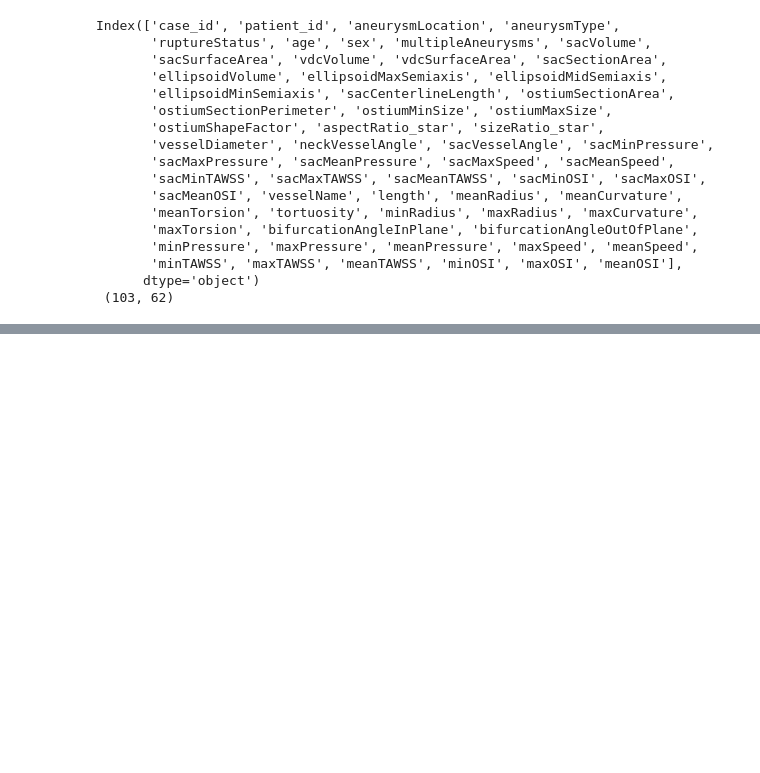
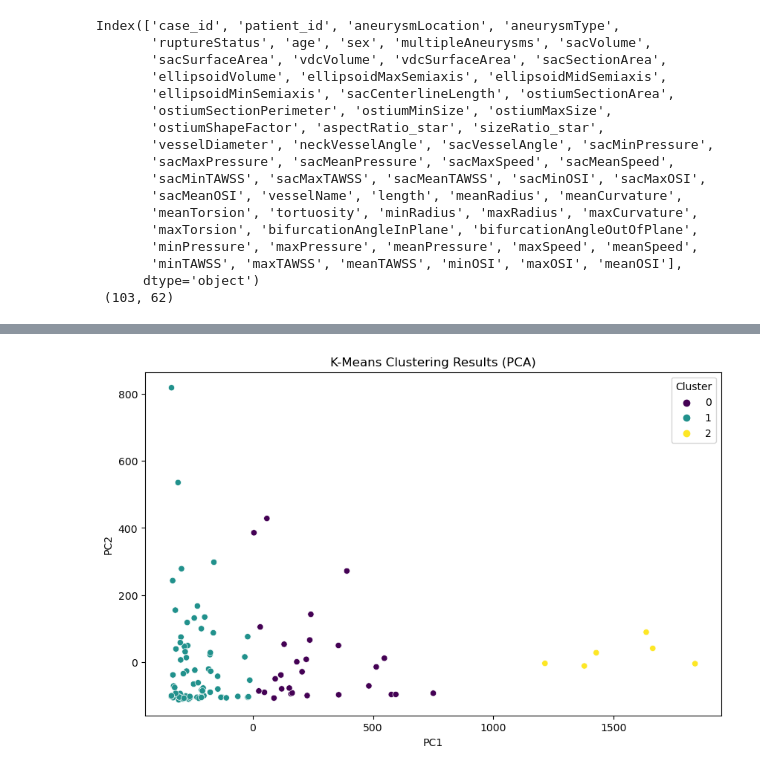
Before and after one commit to shrinitbabel/Aneurysm-CFD-Supervised-Clustering, a Jupyter notebook: Aneurysm EDA.ipynb, the cells around one changed output, grey strips where cells are left out. Saved outputs shown, nothing was run; the diff lists cells and outputs as text; code cells hidden in the pictures; blank space fills up the shorter version.

```diff
--- a/Aneurysm EDA.ipynb
+++ b/Aneurysm EDA.ipynb
@@ -112,0 +107,22 @@ data_cleaned
+# %%
+
+# Apply PCA
+pca = PCA(n_components=2)  # You can change n_components to 3 for 3D visualization
+principal_components = pca.fit_transform(data_scaled)
+principal_df = pd.DataFrame(data=principal_components, columns=['PC1', 'PC2'])
+
+# Perform K-Means clustering
+kmeans = KMeans(n_clusters=3, random_state=42)
+clusters = kmeans.fit_predict(data_scaled)
+
+# Add the cluster assignments and PCA components to the data
+data_encoded['Cluster'] = clusters
+principal_df['Cluster'] = clusters
+
+# Visualize the clustering results using PCA components
+plt.figure(figsize=(10, 6))
+sns.scatterplot(x='PC1', y='PC2', hue='Cluster', data=principal_df, palette='viridis')
+plt.title('K-Means Clustering Results (PCA)')
+plt.show()
+# %% [output]
+[figure, added]
```
Also changed, not shown: parts of 3 cells of this notebook.
